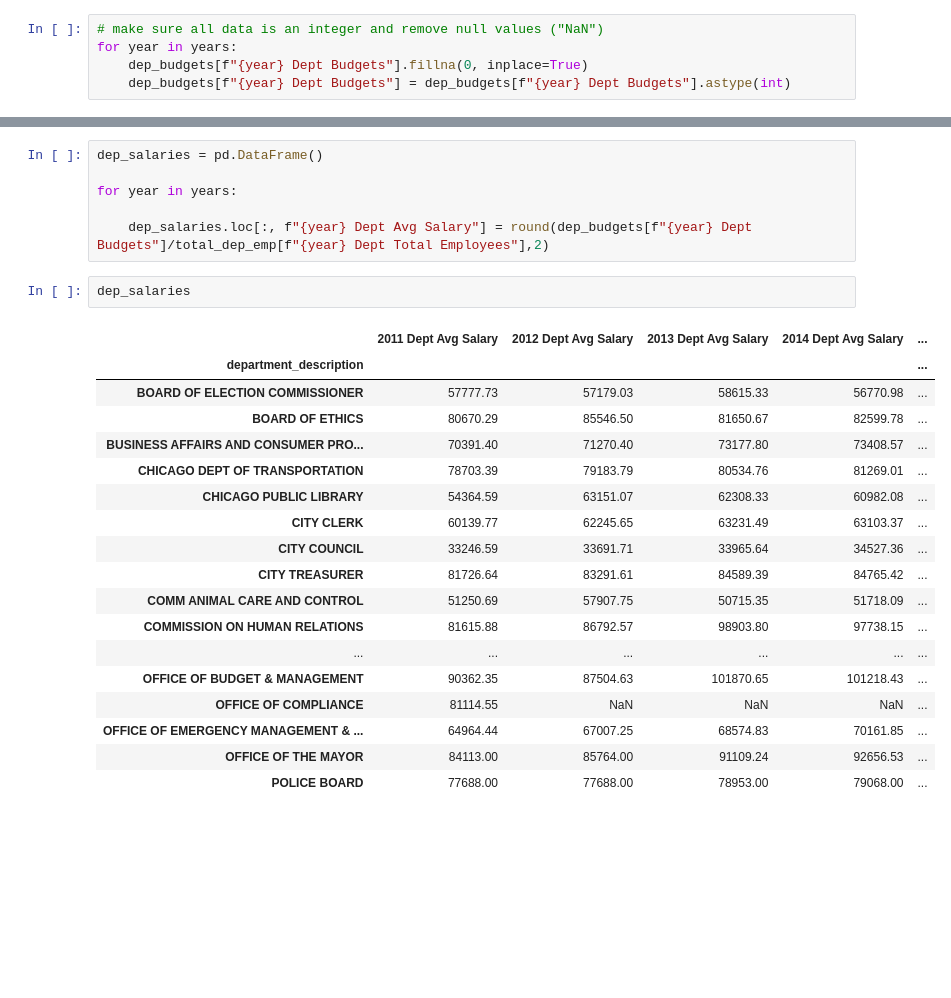
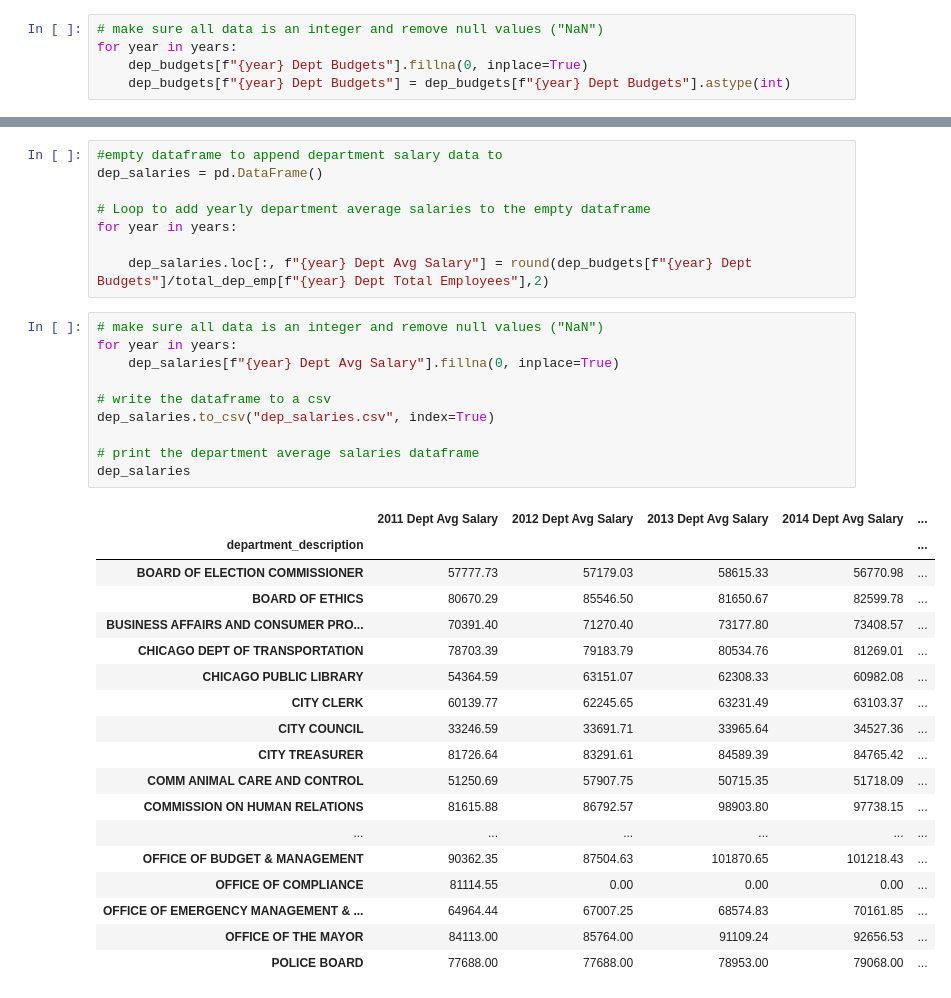
Before and after one commit to Tintin577/chicago_financials, a Jupyter notebook: Project_1_csv.ipynb, the cells around one changed output, grey strips where cells are left out. Cells and saved outputs as stored; diff of their text form; blank space fills up the shorter version.

Commit message:
added more data for review

```diff
--- a/Project_1_csv.ipynb
+++ b/Project_1_csv.ipynb
@@ -292,27 +395,37 @@ dep_budgets
 # %%
+#empty dataframe to append department salary data to
 dep_salaries = pd.DataFrame()
 
+# Loop to add yearly department average salaries to the empty dataframe
 for year in years:
 
     dep_salaries.loc[:, f"{year} Dept Avg Salary"] = round(dep_budgets[f"{year} Dept Budgets"]/total_dep_emp[f"{year} Dept Total Employees"],2)
-# %%
-dep_salaries
-# %% [output]
-|  | 2011 Dept Avg Salary | 2012 Dept Avg Salary | 2013 Dept Avg Salary | 2014 Dept Avg Salary | ... |
-| department_description |  |  |  |  | ... |
-| BOARD OF ELECTION COMMISSIONER | 57777.73 | 57179.03 | 58615.33 | 56770.98 | ... |
-| BOARD OF ETHICS | 80670.29 | 85546.50 | 81650.67 | 82599.78 | ... |
-| BUSINESS AFFAIRS AND CONSUMER PRO... | 70391.40 | 71270.40 | 73177.80 | 73408.57 | ... |
-| CHICAGO DEPT OF TRANSPORTATION | 78703.39 | 79183.79 | 80534.76 | 81269.01 | ... |
-| CHICAGO PUBLIC LIBRARY | 54364.59 | 63151.07 | 62308.33 | 60982.08 | ... |
-| CITY CLERK | 60139.77 | 62245.65 | 63231.49 | 63103.37 | ... |
-| CITY COUNCIL | 33246.59 | 33691.71 | 33965.64 | 34527.36 | ... |
-| CITY TREASURER | 81726.64 | 83291.61 | 84589.39 | 84765.42 | ... |
-| COMM ANIMAL CARE AND CONTROL | 51250.69 | 57907.75 | 50715.35 | 51718.09 | ... |
-| COMMISSION ON HUMAN RELATIONS | 81615.88 | 86792.57 | 98903.80 | 97738.15 | ... |
-| ... | ... | ... | ... | ... | ... |
-| OFFICE OF BUDGET & MANAGEMENT | 90362.35 | 87504.63 | 101870.65 | 101218.43 | ... |
-| OFFICE OF COMPLIANCE | 81114.55 | NaN | NaN | NaN | ... |
-| OFFICE OF EMERGENCY MANAGEMENT & ... | 64964.44 | 67007.25 | 68574.83 | 70161.85 | ... |
-| OFFICE OF THE MAYOR | 84113.00 | 85764.00 | 91109.24 | 92656.53 | ... |
-| POLICE BOARD | 77688.00 | 77688.00 | 78953.00 | 79068.00 | ... |
+# %%
+# make sure all data is an integer and remove null values ("NaN")
+for year in years:
+    dep_salaries[f"{year} Dept Avg Salary"].fillna(0, inplace=True)
+
+# write the dataframe to a csv
+dep_salaries.to_csv("dep_salaries.csv", index=True)
+
+# print the department average salaries dataframe
+dep_salaries
+# %% [output]
+|  | 2011 Dept Avg Salary | 2012 Dept Avg Salary | 2013 Dept Avg Salary | 2014 Dept Avg Salary | ... |
+| department_description |  |  |  |  | ... |
+| BOARD OF ELECTION COMMISSIONER | 57777.73 | 57179.03 | 58615.33 | 56770.98 | ... |
+| BOARD OF ETHICS | 80670.29 | 85546.50 | 81650.67 | 82599.78 | ... |
+| BUSINESS AFFAIRS AND CONSUMER PRO... | 70391.40 | 71270.40 | 73177.80 | 73408.57 | ... |
+| CHICAGO DEPT OF TRANSPORTATION | 78703.39 | 79183.79 | 80534.76 | 81269.01 | ... |
+| CHICAGO PUBLIC LIBRARY | 54364.59 | 63151.07 | 62308.33 | 60982.08 | ... |
+| CITY CLERK | 60139.77 | 62245.65 | 63231.49 | 63103.37 | ... |
+| CITY COUNCIL | 33246.59 | 33691.71 | 33965.64 | 34527.36 | ... |
+| CITY TREASURER | 81726.64 | 83291.61 | 84589.39 | 84765.42 | ... |
+| COMM ANIMAL CARE AND CONTROL | 51250.69 | 57907.75 | 50715.35 | 51718.09 | ... |
+| COMMISSION ON HUMAN RELATIONS | 81615.88 | 86792.57 | 98903.80 | 97738.15 | ... |
+| ... | ... | ... | ... | ... | ... |
+| OFFICE OF BUDGET & MANAGEMENT | 90362.35 | 87504.63 | 101870.65 | 101218.43 | ... |
+| OFFICE OF COMPLIANCE | 81114.55 | 0.00 | 0.00 | 0.00 | ... |
+| OFFICE OF EMERGENCY MANAGEMENT & ... | 64964.44 | 67007.25 | 68574.83 | 70161.85 | ... |
+| OFFICE OF THE MAYOR | 84113.00 | 85764.00 | 91109.24 | 92656.53 | ... |
+| POLICE BOARD | 77688.00 | 77688.00 | 78953.00 | 79068.00 | ... |
```
Also changed, not shown: parts of 25 cells of this notebook, 7 other files.
